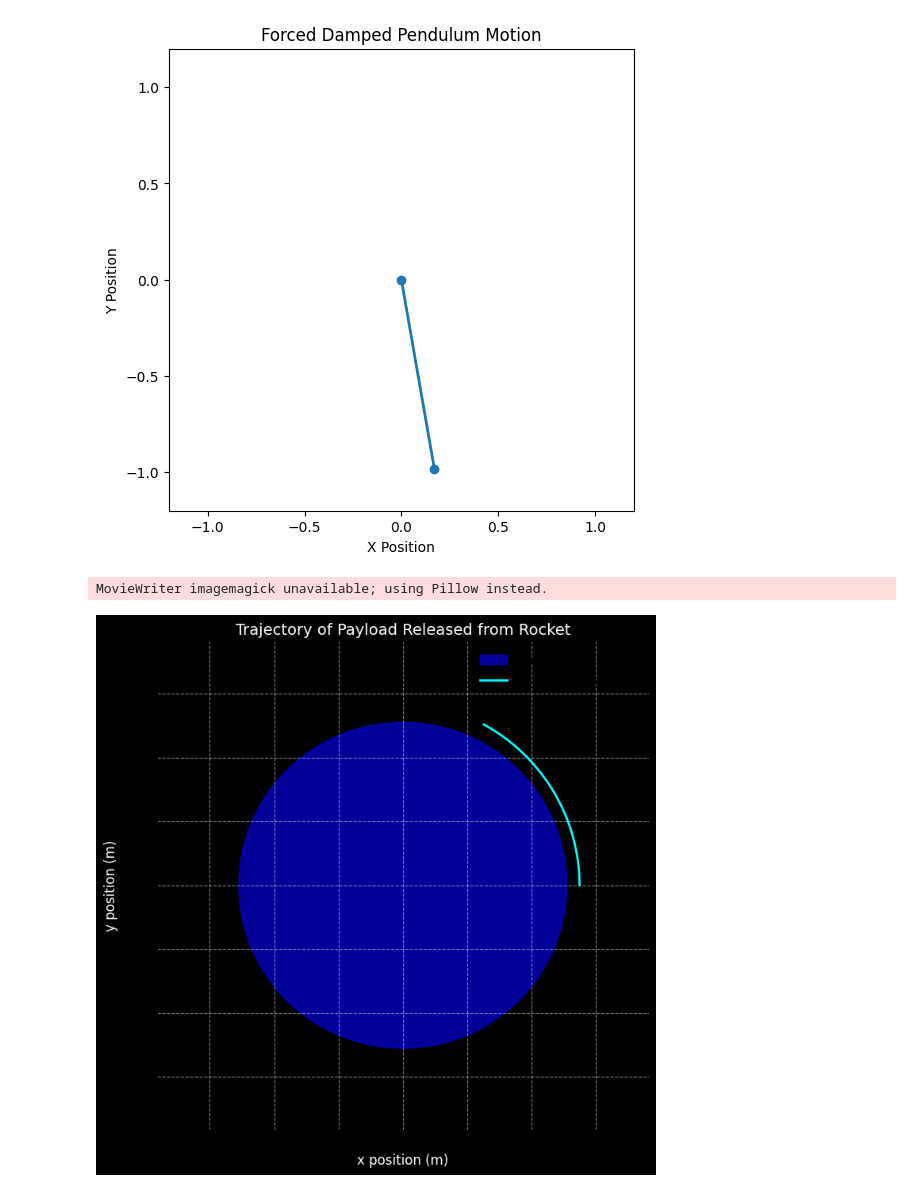
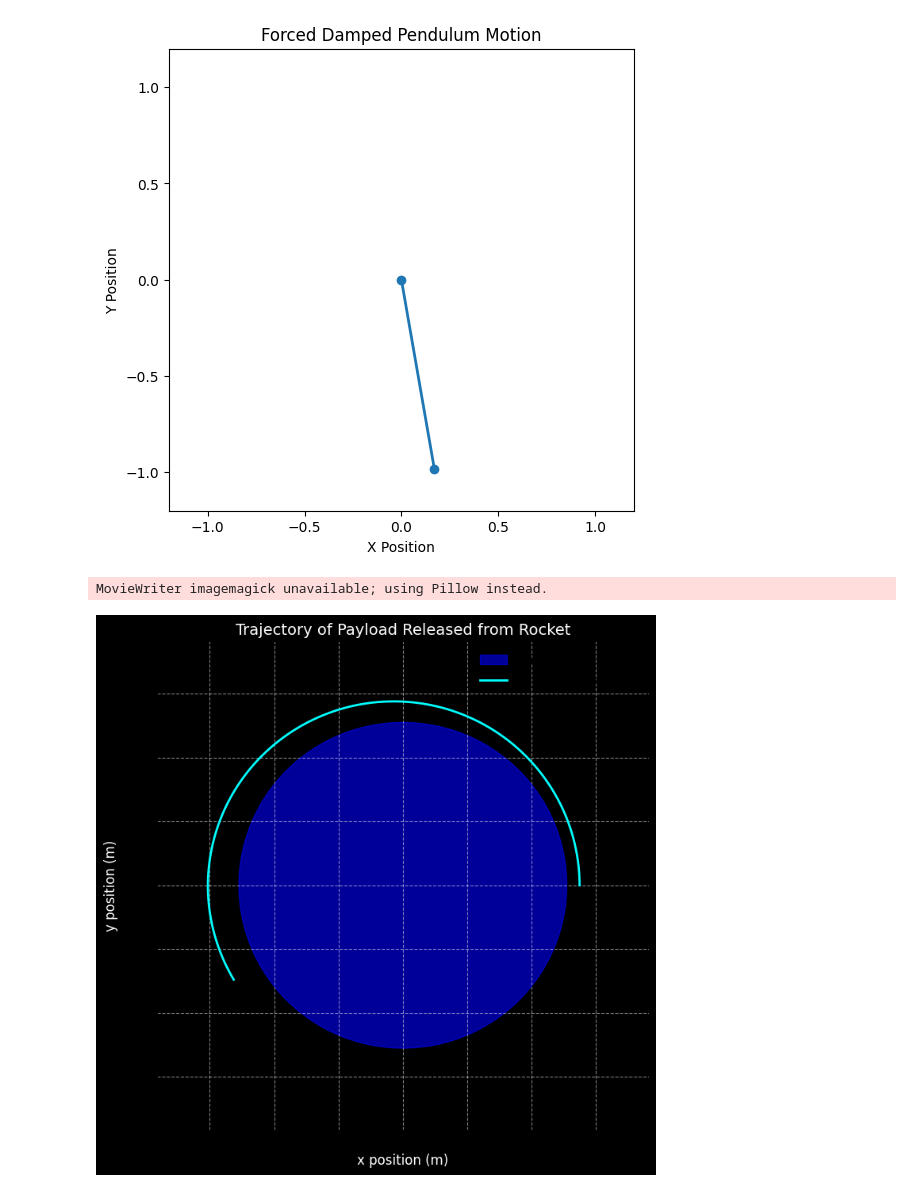
Before and after one commit to YahyaLendani/solutions_repo-main, a Jupyter notebook: docs/1 Physics/1 Mechanics/Problem_2.ipynb, the cells around one changed output. Drawn from its saved outputs; the diff is of its cells as text; code cells hidden in the pictures.

```diff
--- a/docs/1 Physics/1 Mechanics/Problem_2.ipynb
+++ b/docs/1 Physics/1 Mechanics/Problem_2.ipynb
@@ -327,7 +327,7 @@ initial_velocity = np.array([0, 7800])  # velocity in m/s (approx orbital veloci
 
 # Adjusted time step for an even shorter simulation
 dt = 5  # seconds (larger dt means fewer steps)
-t_max = 1000  # shorter simulation time (simulate for 100 seconds)
+t_max = 3600  # shorter simulation time (simulate for 100 seconds)
 num_steps = int(t_max / dt)
 
 # Efficient Euler integration with a very short simulation
@@ -390,31 +390,31 @@ ax.set_ylabel('y position (m)', fontsize=12, color='white')
 ax.set_title('Trajectory of Payload Released from Rocket', fontsize=14, color='white')
 
 # Use a thicker and colorful trajectory line for better visualization
 trajectory, = ax.plot([], [], label='Payload trajectory', color='cyan', lw=2)
 
 # Adding grid and other aesthetics
 ax.grid(True, linestyle='--', color='white', alpha=0.5)
 ax.set_facecolor('black')
 
 # Add a legend
 plt.legend(fontsize=12, loc='upper right', frameon=False, facecolor='black', edgecolor='white')
 
 # Function to update the plot for each animation frame
 def update(frame):
     """
     Update the trajectory plot with the positions at the current frame.
     """
     trajectory.set_data(x[:frame], y[:frame])
     return trajectory,
 
 # Create the animation of the payload's trajectory with a better visual
 ani = animation.FuncAnimation(fig, update, frames=num_steps, interval=50, blit=True)
 
 # Save the animation as a GIF
 ani.save('payload_trajectory_visualized.gif', writer='imagemagick', fps=30)
 
 # Display the animation
 plt.show()
 # %% [output]
 MovieWriter imagemagick unavailable; using Pillow instead.
-[figure, old version]
+[figure, new version]
```
Also changed, not shown: 2 other files.
